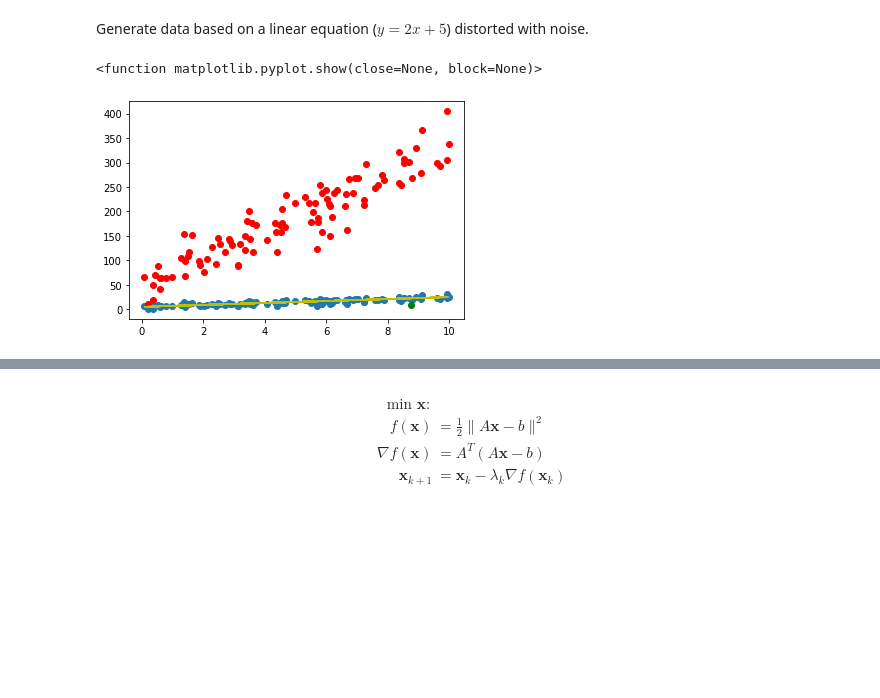
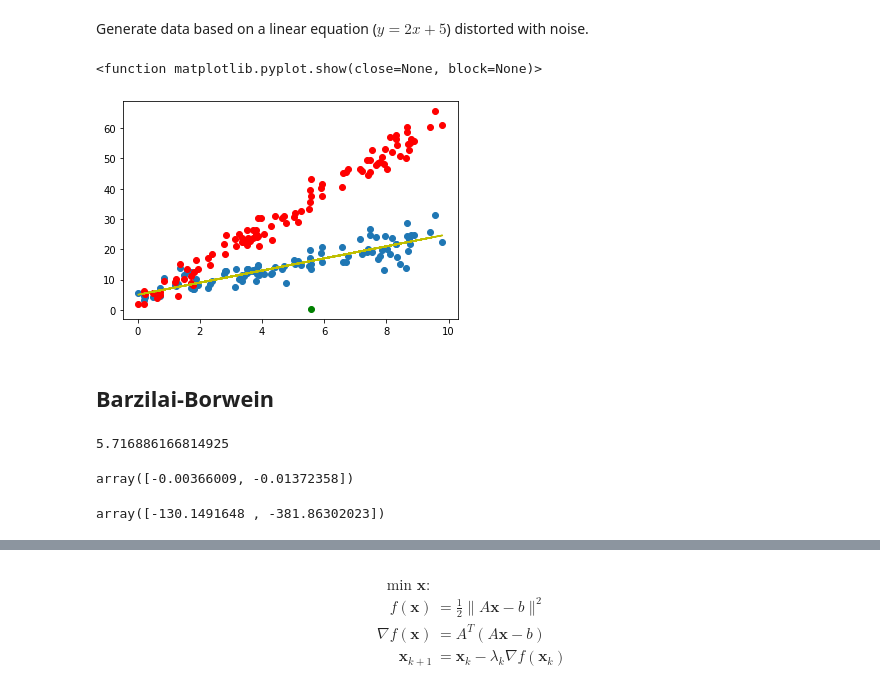
Before and after one commit to Swanchris/c_swan_research, a Jupyter notebook: Linear.ipynb, the cells around one changed output, grey strips where cells are left out. Saved outputs shown, nothing was run; the diff lists cells and outputs as text; code cells hidden in the pictures; blank space fills up the shorter version.

```diff
--- a/Linear.ipynb
+++ b/Linear.ipynb
@@ -22,32 +22,34 @@ def lin():
 
 A = lin()
 
-xVec = np.random.rand(2,1)*10
+xVec = np.random.rand(2)*10
 temp = np.matmul(A,xVec)
 b = temp + np.random.normal(0,3,temp.shape)
 
 def f(X, a=A,B=b):
     return 0.5*np.linalg.norm(np.matmul(a,x)-B)**2
 
 def f_grad(X,a=A, B=b):
     return np.matmul(np.array(a).transpose(),(np.matmul(a,X)-B))
 
 def GD(x, lamb, gradient_function):
     x1 = x - lamb*gradient_function(x)
     return x1
 
 aaa = [0]*100
 bbb = [0]*100
 ccc = [0]*100
 for i in range(100):
     aaa[i] = A[i][0]
     bbb[i] = A[i][1]
     ccc[i] = 2*A[i][0] + 5
 plt.scatter(aaa, bbb)
 plt.scatter(aaa, b, c = 'r')
 plt.scatter(xVec[0], xVec[1], c = 'g')
 plt.plot(aaa, ccc, 'y')
 plt.show
 # %% [output]
 <function matplotlib.pyplot.show(close=None, block=None)>
-[figure, old version]
+[figure, new version]
+# %% [markdown]
+## Barzilai-Borwein
@@ -53,0 +59,12 @@ plt.show
+# %%
+np.dot(x1 - x, f_grad(x1) - f_grad(x))
+# %% [output]
+5.716886166814925
+# %%
+x1 - x
+# %% [output]
+array([-0.00366009, -0.01372358])
+# %%
+f_grad(x1) - f_grad(x)
+# %% [output]
+array([-130.1491648 , -381.86302023])
```
Also changed, not shown: parts of 9 cells of this notebook, 1 other file.
